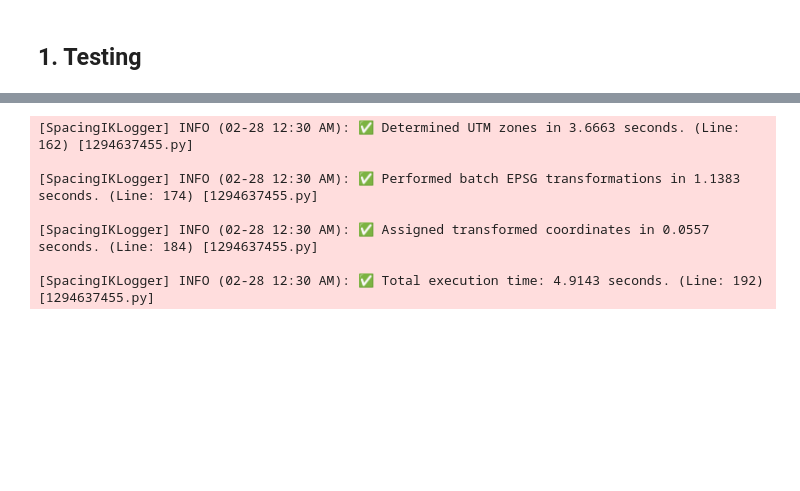
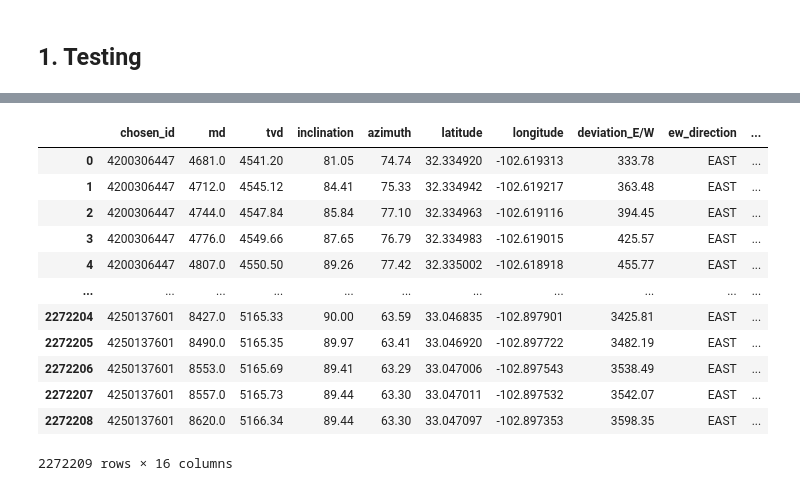
Before and after one commit to apoorvasaxena03/Parent_Child_Spacing, a Jupyter notebook: src/components/spacing_calc.ipynb, the cells around one changed output, grey strips where cells are left out. Drawn from its saved outputs; the diff is of its cells as text; code cells hidden in the pictures; blank space fills up the shorter version.

Commit message:
Update Spacing_calc

```diff
--- a/src/components/spacing_calc.ipynb
+++ b/src/components/spacing_calc.ipynb
@@ -558,5 +576,6 @@ df_header_MB = pd.read_csv(r"C:\Users\Apoorva.Saxena\OneDrive - Sitio Royalties\
 # %%
 logger_path = r"C:\Users\Apoorva.Saxena\OneDrive - Sitio Royalties\Desktop\Project - Apoorva\Python\Parent_Child_Spacing\src\logs"
 # %%
-spacingCalc = SpacingIKPairs(db = DatabricksOdbcConnector(), header_df=df_header_MB, log_dir=logger_path) # Creating an instance of the SpacingIKPairs class
+spacingCalc = SpacingIKPairs(db = DatabricksOdbcConnector(),
+                             log_dir=logger_path) # Creating an instance of the SpacingIKPairs class
 # %% [output]
@@ -568,17 +599,19 @@ spacingCalc = SpacingIKPairs(db = DatabricksOdbcConnector(), header_df=df_header
+# %%
+df_directional_filtered
+# %% [output]
+|  | chosen_id | md | tvd | inclination | azimuth | latitude | longitude | deviation_E/W | ew_direction | ... |
+| 0 | 4200306447 | 4681.0 | 4541.20 | 81.05 | 74.74 | 32.334920 | -102.619313 | 333.78 | EAST | ... |
+| 1 | 4200306447 | 4712.0 | 4545.12 | 84.41 | 75.33 | 32.334942 | -102.619217 | 363.48 | EAST | ... |
+| 2 | 4200306447 | 4744.0 | 4547.84 | 85.84 | 77.10 | 32.334963 | -102.619116 | 394.45 | EAST | ... |
+| 3 | 4200306447 | 4776.0 | 4549.66 | 87.65 | 76.79 | 32.334983 | -102.619015 | 425.57 | EAST | ... |
+| 4 | 4200306447 | 4807.0 | 4550.50 | 89.26 | 77.42 | 32.335002 | -102.618918 | 455.77 | EAST | ... |
+| ... | ... | ... | ... | ... | ... | ... | ... | ... | ... | ... |
+| 2272204 | 4250137601 | 8427.0 | 5165.33 | 90.00 | 63.59 | 33.046835 | -102.897901 | 3425.81 | EAST | ... |
+| 2272205 | 4250137601 | 8490.0 | 5165.35 | 89.97 | 63.41 | 33.046920 | -102.897722 | 3482.19 | EAST | ... |
+| 2272206 | 4250137601 | 8553.0 | 5165.69 | 89.41 | 63.29 | 33.047006 | -102.897543 | 3538.49 | EAST | ... |
+| 2272207 | 4250137601 | 8557.0 | 5165.73 | 89.44 | 63.30 | 33.047011 | -102.897532 | 3542.07 | EAST | ... |
+| 2272208 | 4250137601 | 8620.0 | 5166.34 | 89.44 | 63.30 | 33.047097 | -102.897353 | 3598.35 | EAST | ... |
+2272209 rows × 16 columns
 # %%
-df_directional = spacingCalc.get_directional_survey_data() # Getting directional survey data from Databricks
-
-df_dir_with_utm = spacingCalc.compute_utm_coordinates(df_directional) # Computing UTM coordinates
-
-df_directional_filtered = spacingCalc.filter_after_heel_point(df_dir_with_utm) # Filtering after heel point
-
 heel_toe_mid_df = spacingCalc.extract_heel_toe_mid_lat_lon(df_directional_filtered) # Extracting heel, toe, and mid-point latitude/longitude
-# %% [output]
-[SpacingIKLogger] INFO (02-28 12:30 AM): ✅ Determined UTM zones in 3.6663 seconds. (Line: 162) [1294637455.py]
-
-[SpacingIKLogger] INFO (02-28 12:30 AM): ✅ Performed batch EPSG transformations in 1.1383 seconds. (Line: 174) [1294637455.py]
-
-[SpacingIKLogger] INFO (02-28 12:30 AM): ✅ Assigned transformed coordinates in 0.0557 seconds. (Line: 184) [1294637455.py]
-
-[SpacingIKLogger] INFO (02-28 12:30 AM): ✅ Total execution time: 4.9143 seconds. (Line: 192) [1294637455.py]
 # %%
```
Also changed, not shown: parts of 14 cells of this notebook.
